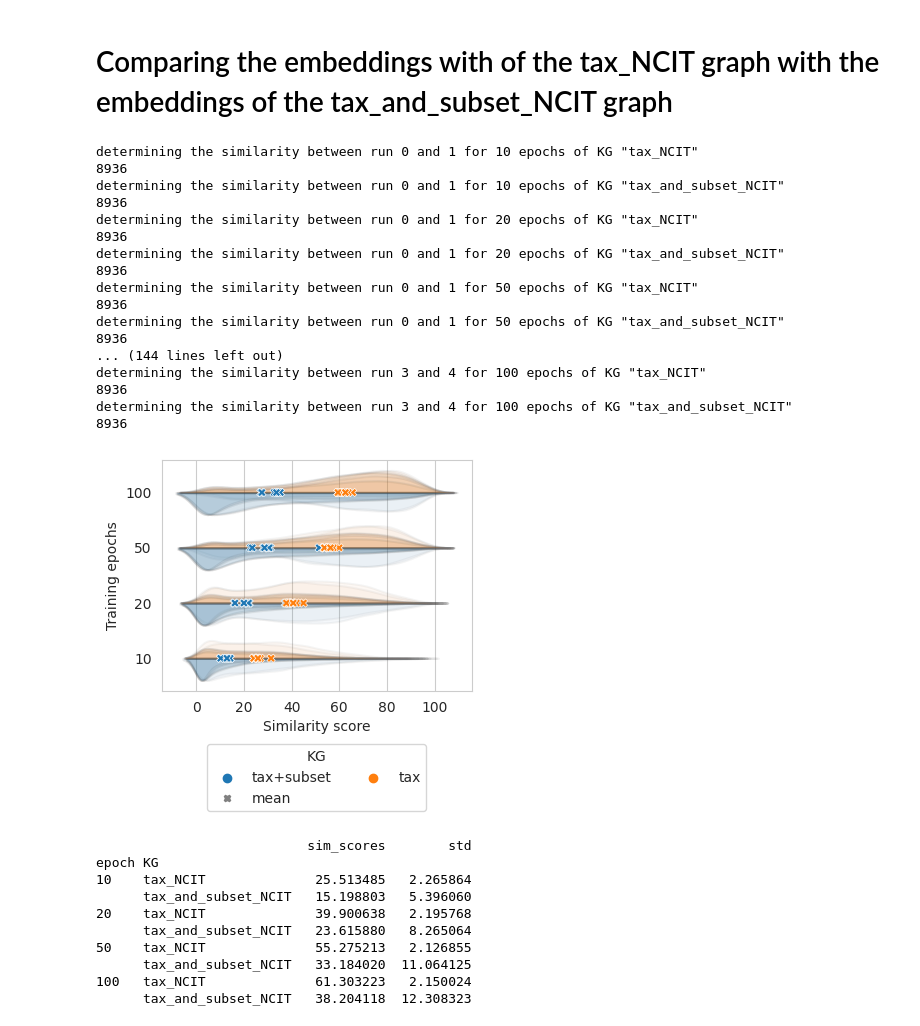
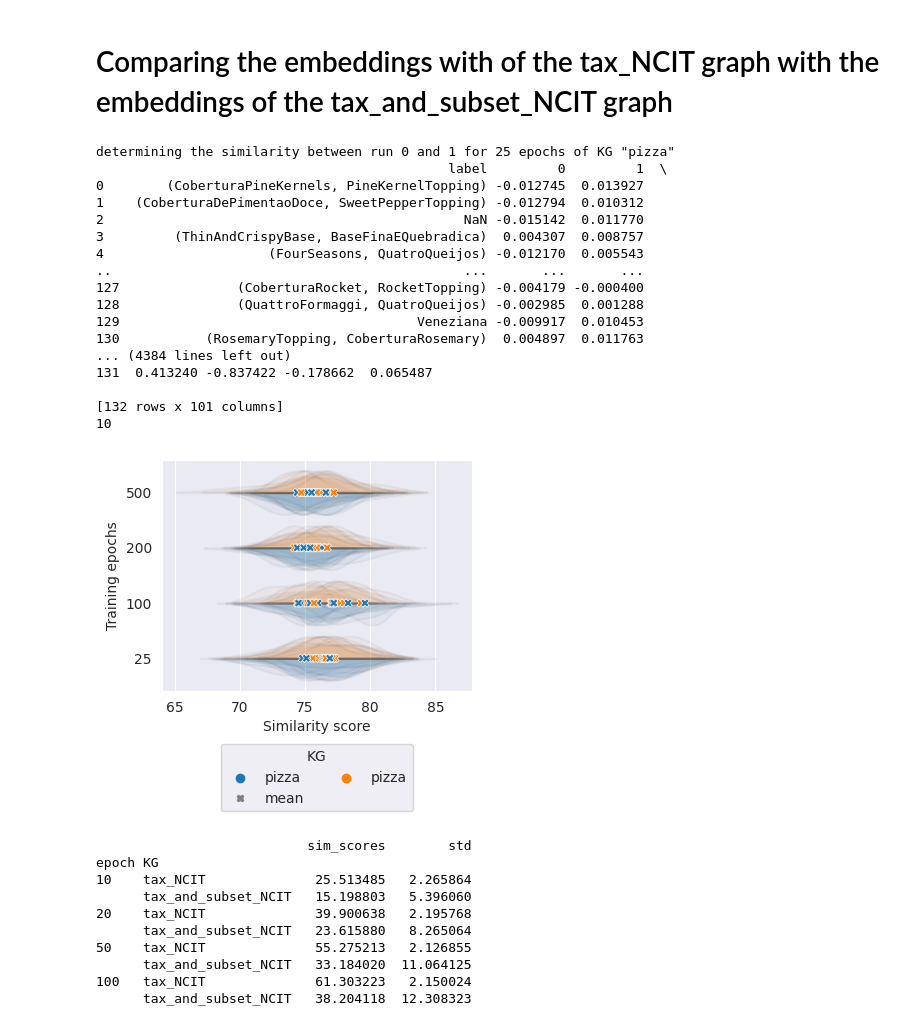
Before and after one commit to Ritten11/KRW_project, a Jupyter notebook: embedding_comparison.ipynb, the cells around one changed output. Saved outputs shown, nothing was run; the diff lists cells and outputs as text; code cells hidden in the pictures.

Commit message:
RDF2Vec appears to be working. Next step is determining a clear experiemental setup

```diff
--- a/embedding_comparison.ipynb
+++ b/embedding_comparison.ipynb
@@ -70,6 +70,8 @@ def det_label(kg_name):
         return 'tax+subset'
     elif kg_name == 'tax_NCIT':
         return 'tax'
+    elif 'pizza' in kg_name:
+        return 'pizza'
     else:
         raise NotImplementedError(f'Unknown knowledge graph: "{kg_name}"')
 
@@ -120,32 +122,34 @@ def make_violin_plot(epochs_list, combinations, embedding_dir1, embedding_dir2):
 def compare_embedding(loc_embed_1, loc_embed_2):
     embeddings1 = pd.read_pickle(loc_embed_1)
     embeddings2 = pd.read_pickle(loc_embed_2)
+    print(embeddings1)
+    assert (embeddings1['label'].equals(embeddings2['label'])), "all labels should match"
 
-    sim_scores = det_similarity(embeddings1, embeddings2, args)
+    sim_scores = det_similarity(embeddings1.drop('label', axis=1), embeddings2.drop('label', axis=1), args)
     sim_scores_df = pd.DataFrame({'sim_scores':sim_scores})
     return sim_scores_df
 # %%
 # WARNING: running this line takes approximantly 4 hours when comparing 5% of all entities
-mean_sim_scores = make_violin_plot([10, 20, 50, 100], det_combinations(5), 'tax_NCIT', 'tax_and_subset_NCIT')
+mean_sim_scores = make_violin_plot([25, 100, 200, 500], det_combinations(5), 'pizza', 'pizza2')
 # %% [output]
-determining the similarity between run 0 and 1 for 10 epochs of KG "tax_NCIT"
-8936
-determining the similarity between run 0 and 1 for 10 epochs of KG "tax_and_subset_NCIT"
-8936
-determining the similarity between run 0 and 1 for 20 epochs of KG "tax_NCIT"
-8936
-determining the similarity between run 0 and 1 for 20 epochs of KG "tax_and_subset_NCIT"
-8936
-determining the similarity between run 0 and 1 for 50 epochs of KG "tax_NCIT"
-8936
-determining the similarity between run 0 and 1 for 50 epochs of KG "tax_and_subset_NCIT"
-8936
-... (144 lines left out)
-determining the similarity between run 3 and 4 for 100 epochs of KG "tax_NCIT"
-8936
-determining the similarity between run 3 and 4 for 100 epochs of KG "tax_and_subset_NCIT"
-8936
+determining the similarity between run 0 and 1 for 25 epochs of KG "pizza"
+                                             label         0         1  \
+0        (CoberturaPineKernels, PineKernelTopping) -0.012745  0.013927
+1    (CoberturaDePimentaoDoce, SweetPepperTopping) -0.012794  0.010312
+2                                              NaN -0.015142  0.011770
+3         (ThinAndCrispyBase, BaseFinaEQuebradica)  0.004307  0.008757
+4                     (FourSeasons, QuatroQueijos) -0.012170  0.005543
+..                                             ...       ...       ...
+127               (CoberturaRocket, RocketTopping) -0.004179 -0.000400
+128               (QuattroFormaggi, QuatroQueijos) -0.002985  0.001288
+129                                      Veneziana -0.009917  0.010453
+130           (RosemaryTopping, CoberturaRosemary)  0.004897  0.011763
+... (4384 lines left out)
+131  0.413240 -0.837422 -0.178662  0.065487
+
+[132 rows x 101 columns]
+10
-[figure, old version]
+[figure, new version]
 # %%
 grouped_scores = mean_sim_scores.drop(['order'], axis=1).groupby(['epoch', 'KG'])
 mu_scores = grouped_scores.mean('sim_scores')
```
Also changed, not shown: parts of 1 cell of this notebook, 3 other files.
